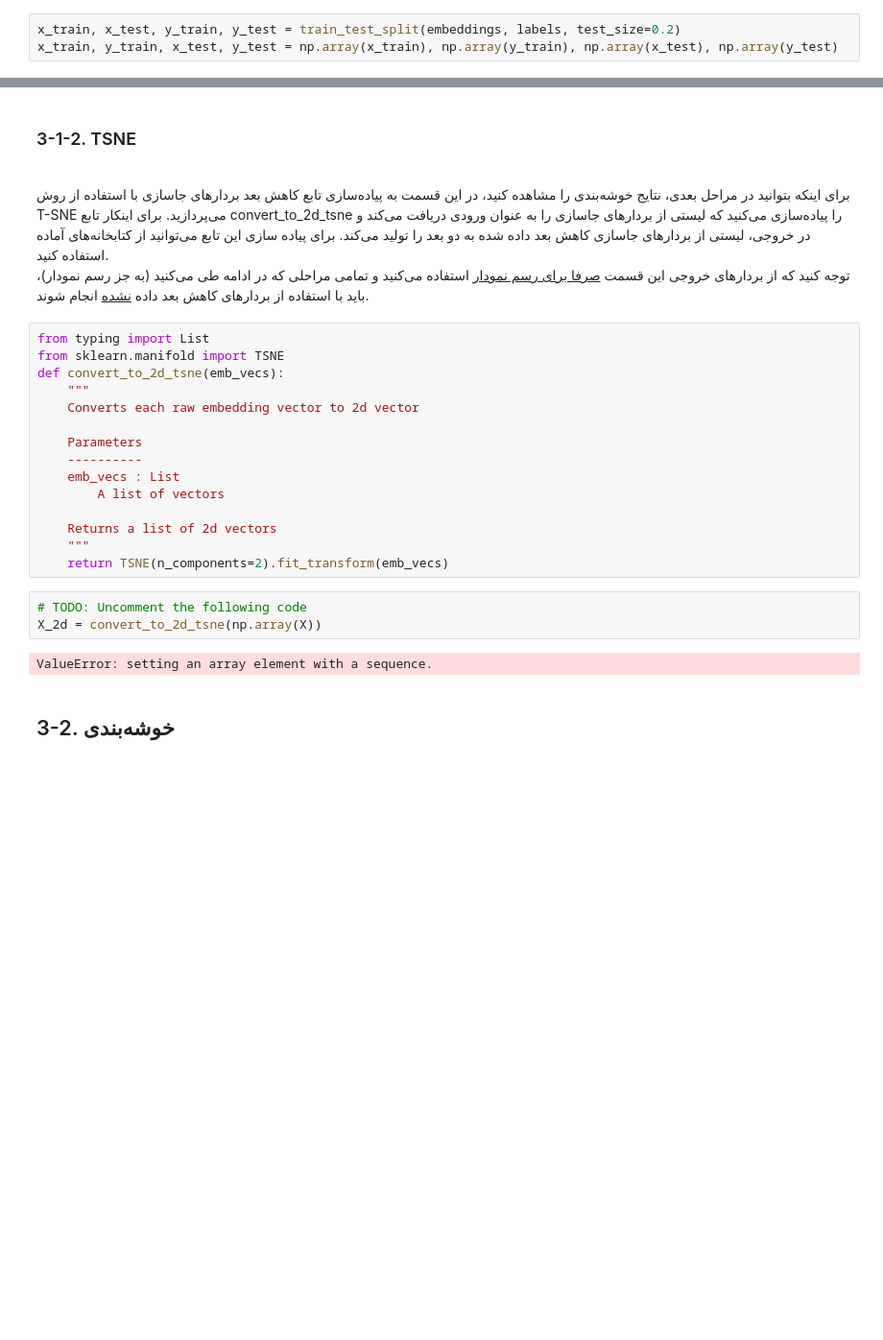
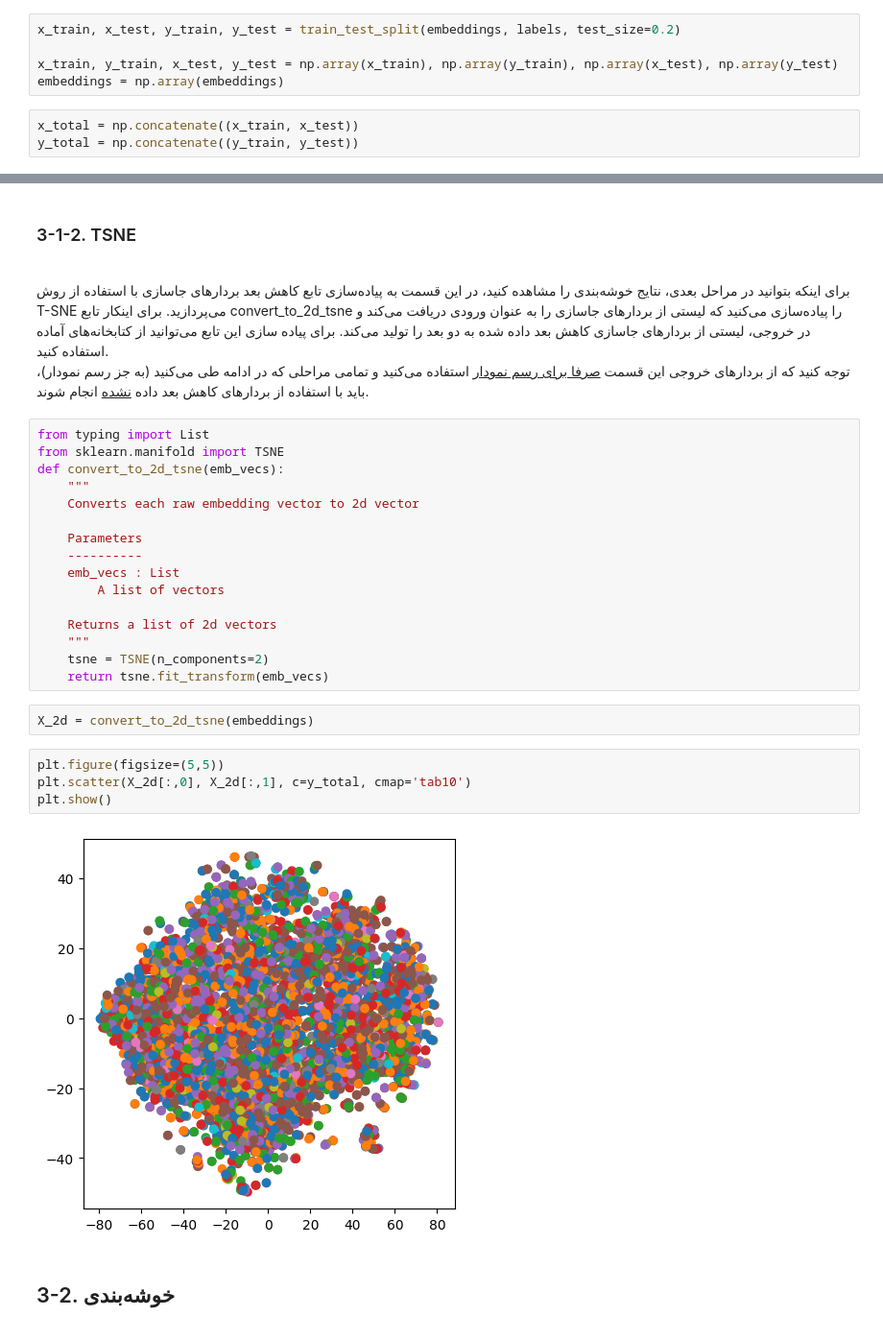
Before and after one commit to alizmhdi/IR-project, a Jupyter notebook: phase-3.ipynb, the cells around one changed output, grey strips where cells are left out. Shown at 96% size. Drawn from its saved outputs; the diff is of its cells as text; blank space fills up the shorter version.

Commit message:
Fix evaluation part and draw some plot

```diff
--- a/phase-3.ipynb
+++ b/phase-3.ipynb
@@ -350,7 +350,12 @@ for i, label in enumerate(labels):
 labels = df['genre'].apply(lambda x: label_to_id[x])
 # %%
 x_train, x_test, y_train, y_test = train_test_split(embeddings, labels, test_size=0.2)
+
 x_train, y_train, x_test, y_test = np.array(x_train), np.array(y_train), np.array(x_test), np.array(y_test)
+embeddings = np.array(embeddings)
+# %%
+x_total = np.concatenate((x_train, x_test))
+y_total = np.concatenate((y_train, y_test))
 # %% [markdown]
 <div dir="rtl">
 <h1>2.
@@ -577,12 +604,16 @@ def convert_to_2d_tsne(emb_vecs):
 
     Returns a list of 2d vectors
     """
-    return TSNE(n_components=2).fit_transform(emb_vecs)
+    tsne = TSNE(n_components=2)
+    return tsne.fit_transform(emb_vecs)
-# %%
-# TODO: Uncomment the following code
-X_2d = convert_to_2d_tsne(np.array(X))
-# %% [output]
-ValueError: setting an array element with a sequence.
+# %%
+X_2d = convert_to_2d_tsne(embeddings)
+# %%
+plt.figure(figsize=(5,5))
+plt.scatter(X_2d[:,0], X_2d[:,1], c=y_total, cmap='tab10')
+plt.show()
+# %% [output]
+[figure, added]
 # %% [markdown]
 <div dir="rtl">
 <h2>3-2.
```
Also changed, not shown: parts of 14 cells of this notebook.
